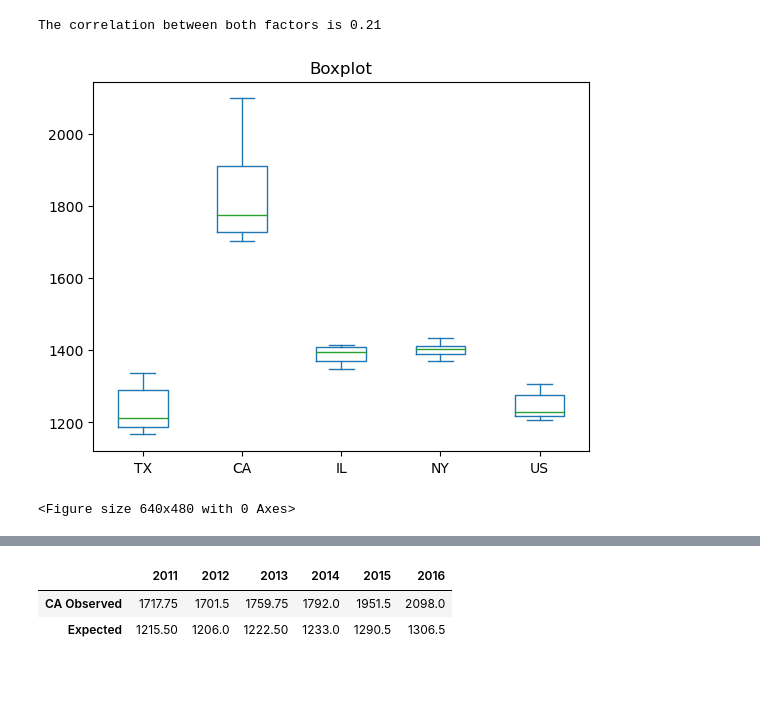
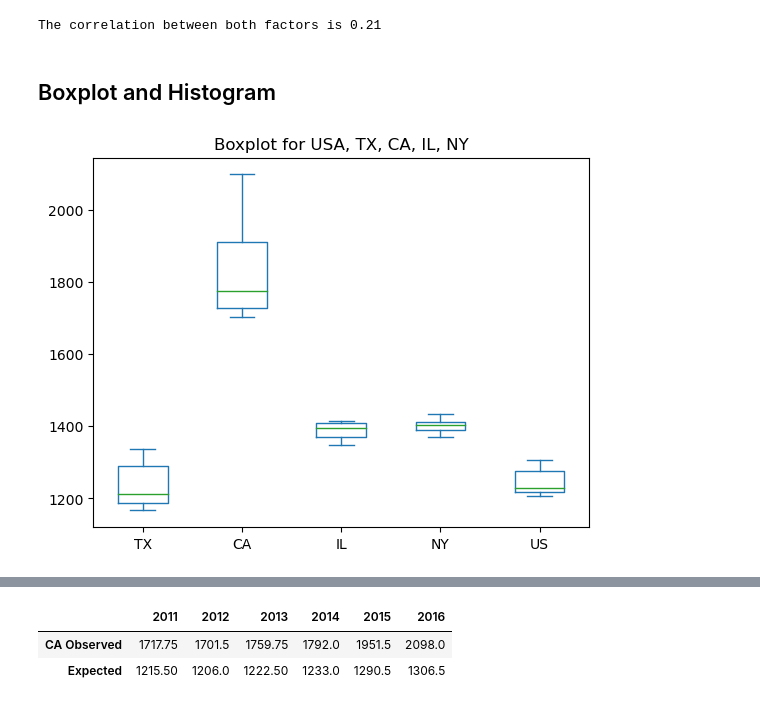
Before and after one commit to NoahShore/Group_7_Challenge_1, a Jupyter notebook: rent_data_analysis.ipynb, the cells around one changed output, grey strips where cells are left out. Drawn from its saved outputs; the diff is of its cells as text; code cells hidden in the pictures; blank space fills up the shorter version.

```diff
--- a/rent_data_analysis.ipynb
+++ b/rent_data_analysis.ipynb
@@ -602,19 +593,19 @@ correlation = st.pearsonr(rent_cost,year)
 print(f"The correlation between both factors is {round(correlation[0],2)}")
 # %% [output]
 The correlation between both factors is 0.21
+# %% [markdown]
+## Boxplot and Histogram
 # %%
 #Box plot for data
 
 rents_data = pd.DataFrame({"TX": [1182.50,1166.50,1200.50,1224.5,1310.50,1336.00], "CA": [1717.75,1701.50,1759.75,1792.0,1951.50,2098.00],
 "IL": [1399.50,1347.25,1363.75,1390.0,1412.25,1414.75], "NY": [1398.00,1413.50,1408.50,1370.5,1433.00,1388.00], "US": [1215.5,1206.0,1222.5,1233.0,1290.5,1306.5]})
 
 # Plot the dataframe
-ax = rents_data[['TX', 'CA', 'IL', 'NY', 'US']].plot(kind='box', title='Boxplot')
+ax = rents_data[['TX', 'CA', 'IL', 'NY', 'US']].plot(kind='box', title='Boxplot for USA, TX, CA, IL, NY')
 
 # Display the plot
+plt.savefig('Visualizations Outputs\Boxplot_graph.png')
 plt.show()
-
-plt.savefig('Visulaizations Outputs\Boxplot_graph.png')
 # %% [output]
-[figure, old version]
+[figure, new version]
-<Figure size 640x480 with 0 Axes>
```
Also changed, not shown: parts of 49 cells of this notebook, 15 other files.
